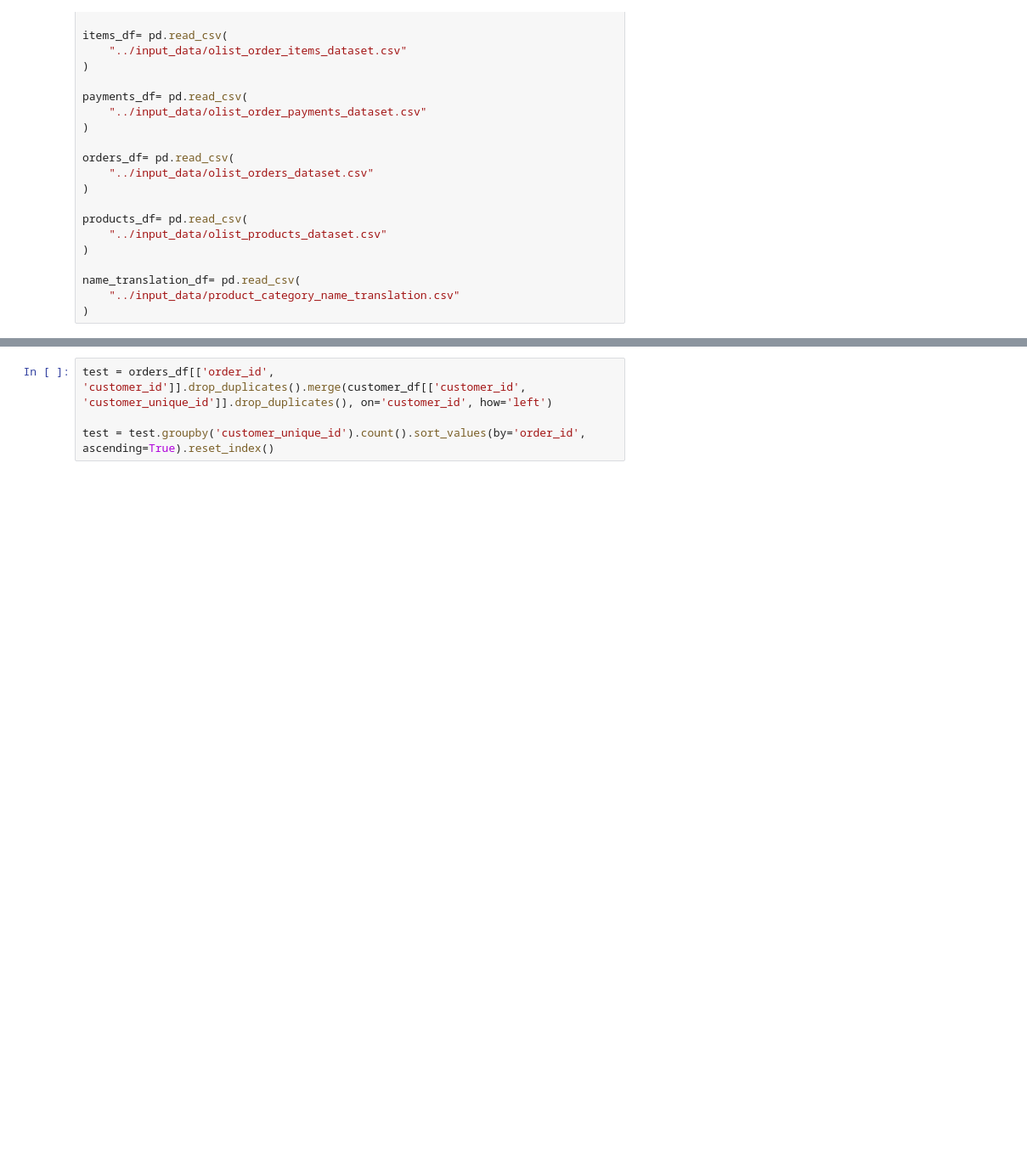
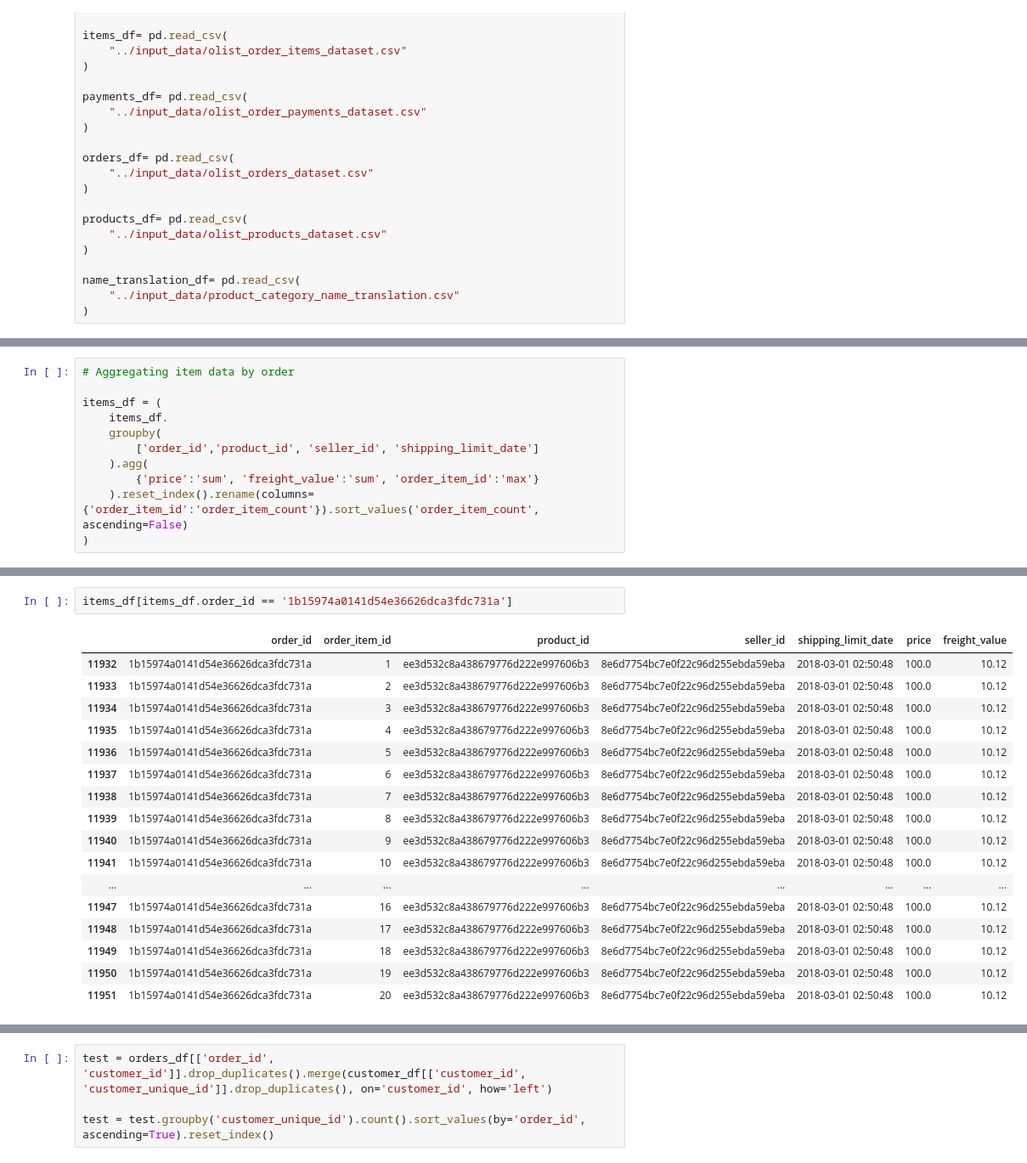
Before and after one commit to liberatt/relative_thinking_freight, a Jupyter notebook: scripts/analysis.ipynb, the cells around one changed output, grey strips where cells are left out. Shown: that part at 85% size. Cells and saved outputs as stored; diff of their text form; blank space fills up the shorter version.

Commit message:
additional data cleaning

```diff
--- a/scripts/analysis.ipynb
+++ b/scripts/analysis.ipynb
@@ -37,0 +57,11 @@ name_translation_df= pd.read_csv(
+# %%
+# Aggregating item data by order
+
+items_df = (
+    items_df.
+    groupby(
+        ['order_id','product_id', 'seller_id', 'shipping_limit_date']
+    ).agg(
+        {'price':'sum', 'freight_value':'sum', 'order_item_id':'max'}
+    ).reset_index().rename(columns={'order_item_id':'order_item_count'}).sort_values('order_item_count', ascending=False)
+)
@@ -37,0 +97,20 @@ name_translation_df= pd.read_csv(
+# %%
+items_df[items_df.order_id == '1b15974a0141d54e36626dca3fdc731a']
+# %% [output]
+|  | order_id | order_item_id | product_id | seller_id | shipping_limit_date | price | freight_value |
+| 11932 | 1b15974a0141d54e36626dca3fdc731a | 1 | ee3d532c8a438679776d222e997606b3 | 8e6d7754bc7e0f22c96d255ebda59eba | 2018-03-01 02:50:48 | 100.0 | 10.12 |
+| 11933 | 1b15974a0141d54e36626dca3fdc731a | 2 | ee3d532c8a438679776d222e997606b3 | 8e6d7754bc7e0f22c96d255ebda59eba | 2018-03-01 02:50:48 | 100.0 | 10.12 |
+| 11934 | 1b15974a0141d54e36626dca3fdc731a | 3 | ee3d532c8a438679776d222e997606b3 | 8e6d7754bc7e0f22c96d255ebda59eba | 2018-03-01 02:50:48 | 100.0 | 10.12 |
+| 11935 | 1b15974a0141d54e36626dca3fdc731a | 4 | ee3d532c8a438679776d222e997606b3 | 8e6d7754bc7e0f22c96d255ebda59eba | 2018-03-01 02:50:48 | 100.0 | 10.12 |
+| 11936 | 1b15974a0141d54e36626dca3fdc731a | 5 | ee3d532c8a438679776d222e997606b3 | 8e6d7754bc7e0f22c96d255ebda59eba | 2018-03-01 02:50:48 | 100.0 | 10.12 |
+| 11937 | 1b15974a0141d54e36626dca3fdc731a | 6 | ee3d532c8a438679776d222e997606b3 | 8e6d7754bc7e0f22c96d255ebda59eba | 2018-03-01 02:50:48 | 100.0 | 10.12 |
+| 11938 | 1b15974a0141d54e36626dca3fdc731a | 7 | ee3d532c8a438679776d222e997606b3 | 8e6d7754bc7e0f22c96d255ebda59eba | 2018-03-01 02:50:48 | 100.0 | 10.12 |
+| 11939 | 1b15974a0141d54e36626dca3fdc731a | 8 | ee3d532c8a438679776d222e997606b3 | 8e6d7754bc7e0f22c96d255ebda59eba | 2018-03-01 02:50:48 | 100.0 | 10.12 |
+| 11940 | 1b15974a0141d54e36626dca3fdc731a | 9 | ee3d532c8a438679776d222e997606b3 | 8e6d7754bc7e0f22c96d255ebda59eba | 2018-03-01 02:50:48 | 100.0 | 10.12 |
+| 11941 | 1b15974a0141d54e36626dca3fdc731a | 10 | ee3d532c8a438679776d222e997606b3 | 8e6d7754bc7e0f22c96d255ebda59eba | 2018-03-01 02:50:48 | 100.0 | 10.12 |
+| ... | ... | ... | ... | ... | ... | ... | ... |
+| 11947 | 1b15974a0141d54e36626dca3fdc731a | 16 | ee3d532c8a438679776d222e997606b3 | 8e6d7754bc7e0f22c96d255ebda59eba | 2018-03-01 02:50:48 | 100.0 | 10.12 |
+| 11948 | 1b15974a0141d54e36626dca3fdc731a | 17 | ee3d532c8a438679776d222e997606b3 | 8e6d7754bc7e0f22c96d255ebda59eba | 2018-03-01 02:50:48 | 100.0 | 10.12 |
+| 11949 | 1b15974a0141d54e36626dca3fdc731a | 18 | ee3d532c8a438679776d222e997606b3 | 8e6d7754bc7e0f22c96d255ebda59eba | 2018-03-01 02:50:48 | 100.0 | 10.12 |
+| 11950 | 1b15974a0141d54e36626dca3fdc731a | 19 | ee3d532c8a438679776d222e997606b3 | 8e6d7754bc7e0f22c96d255ebda59eba | 2018-03-01 02:50:48 | 100.0 | 10.12 |
+| 11951 | 1b15974a0141d54e36626dca3fdc731a | 20 | ee3d532c8a438679776d222e997606b3 | 8e6d7754bc7e0f22c96d255ebda59eba | 2018-03-01 02:50:48 | 100.0 | 10.12 |
```
Also changed, not shown: parts of 6 cells of this notebook.
